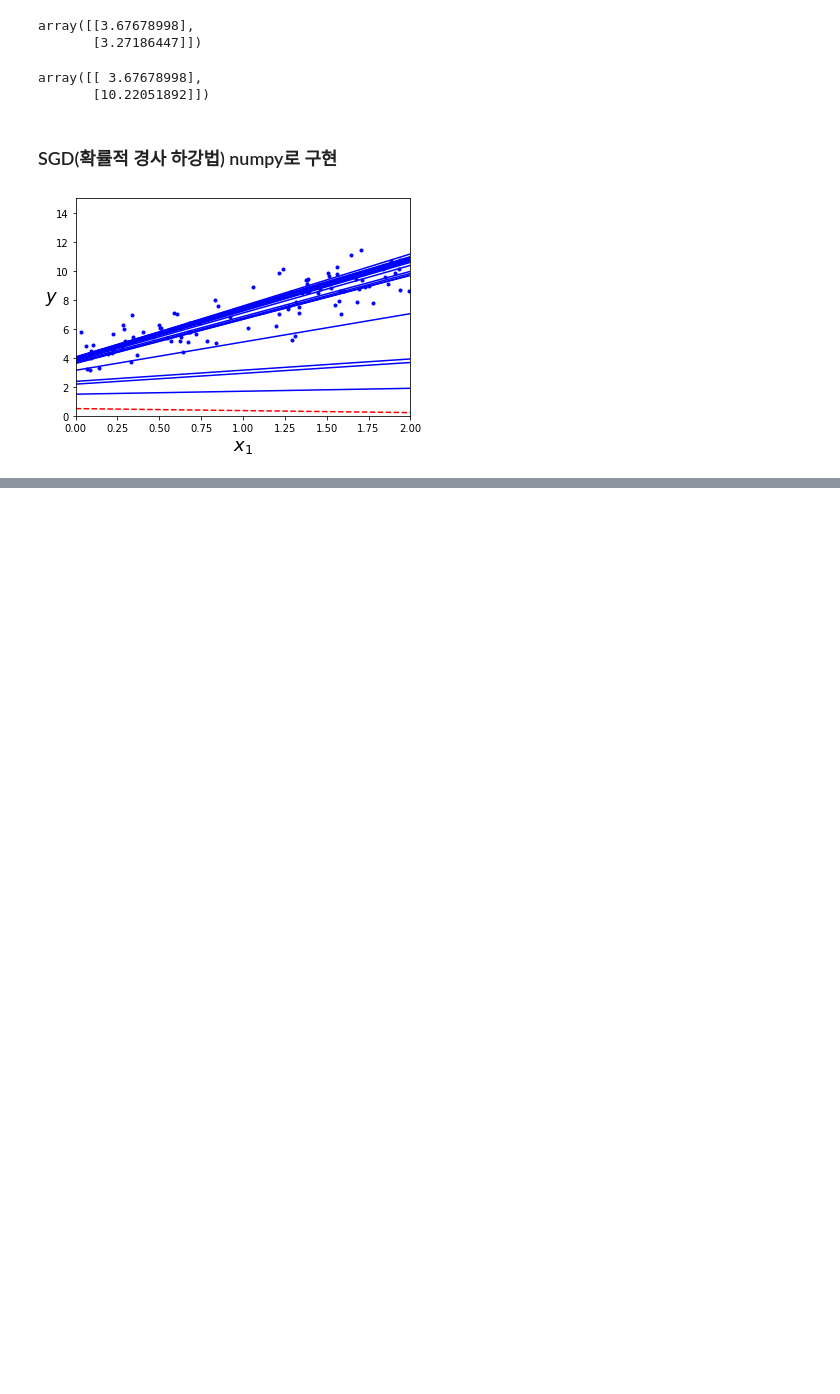
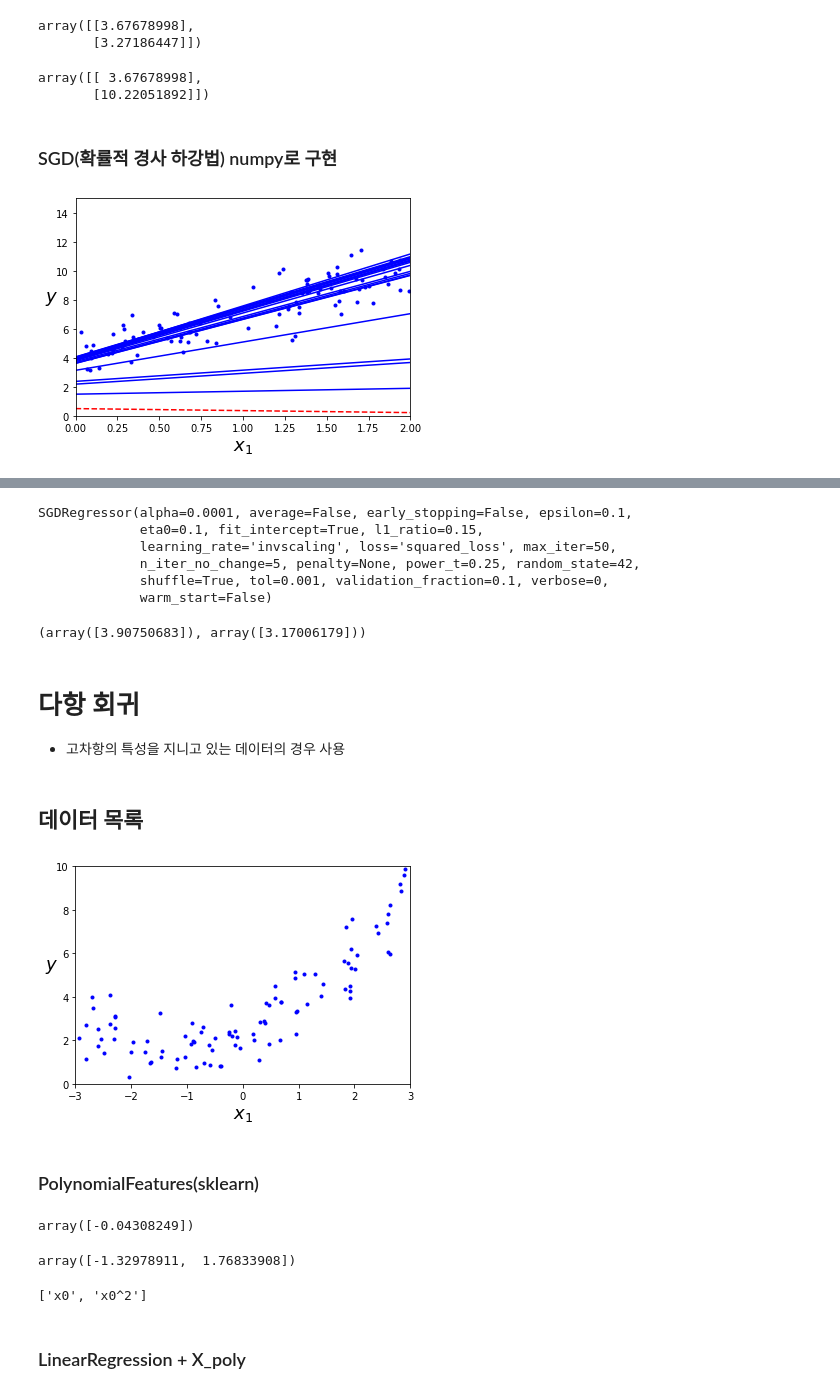
Before and after one commit to imgzon3/colab, a Jupyter notebook: Regression_test.ipynb, the cells around one changed output, grey strips where cells are left out. Cells and saved outputs as stored; diff of their text form; code cells hidden in the pictures; blank space fills up the shorter version.

```diff
--- a/Regression_test.ipynb
+++ b/Regression_test.ipynb
@@ -122,0 +129,56 @@ plt.show()
+# %%
+from sklearn.linear_model import SGDRegressor
+sgd_reg = SGDRegressor(max_iter=50, penalty=None, eta0=0.1, random_state=42)
+sgd_reg.fit(X, y.ravel())
+# %% [output]
+SGDRegressor(alpha=0.0001, average=False, early_stopping=False, epsilon=0.1,
+             eta0=0.1, fit_intercept=True, l1_ratio=0.15,
+             learning_rate='invscaling', loss='squared_loss', max_iter=50,
+             n_iter_no_change=5, penalty=None, power_t=0.25, random_state=42,
+             shuffle=True, tol=0.001, validation_fraction=0.1, verbose=0,
+             warm_start=False)
+# %%
+sgd_reg.intercept_, sgd_reg.coef_
+# %% [output]
+(array([3.90750683]), array([3.17006179]))
+# %% [markdown]
+# 다항 회귀
+* 고차항의 특성을 지니고 있는 데이터의 경우 사용
+# %% [markdown]
+## 데이터 목록
+# %%
+# y = 0.5 * x**2 + x + 2 + Noise
+import numpy as np
+m = 100
+X = 6 * np.random.rand(m, 1) - 3
+y = 0.5 * X**2 + X + 2 + np.random.randn(m, 1)
+# %%
+plt.plot(X, y, "b.")
+plt.xlabel("$x_1$", fontsize=18)
+plt.ylabel("$y$", rotation=0, fontsize=18)
+plt.axis([-3, 3, 0, 10])
+plt.show()
+# %% [output]
+[figure, added]
+# %% [markdown]
+### PolynomialFeatures(sklearn)
+# %%
+from sklearn.preprocessing import PolynomialFeatures
+poly_features = PolynomialFeatures(degree=2, include_bias=False) # 2차항식
+X_poly = poly_features.fit_transform(X)
+# 일반적으로 sklearn에서 fit은 학습
+# transform은 변환한다는 의미
+# 즉, fit_transform 은 뭔지는 모르겠지만 학습하고, 변환한다는 의미
+X[0]
+# %% [output]
+array([-0.04308249])
+# %%
+X_poly[0]
+# %% [output]
+array([-1.32978911,  1.76833908])
+# %%
+poly_features.get_feature_names()
+# %% [output]
+['x0', 'x0^2']
+# %% [markdown]
+### LinearRegression + X_poly
```
Also changed, not shown: parts of 6 cells of this notebook.
